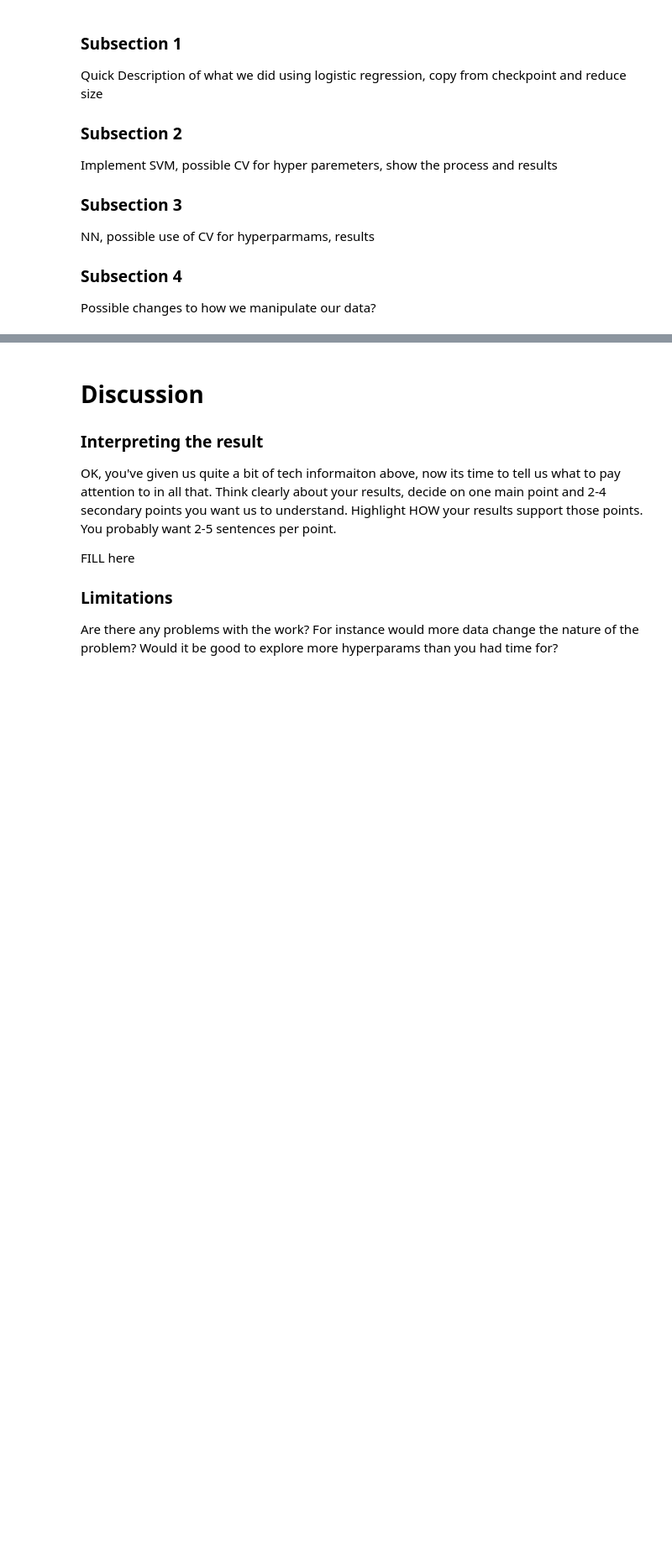
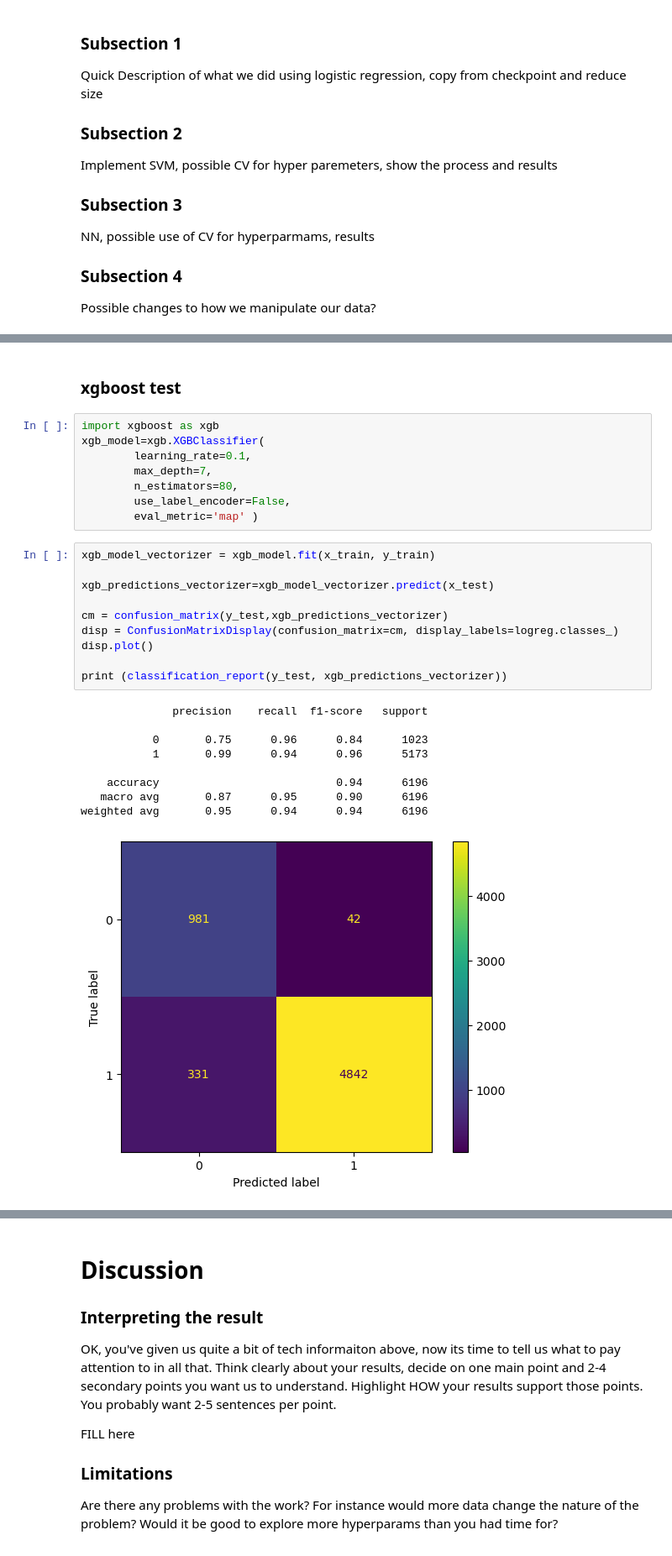
Before and after one commit to COGS118A/Group021-SP23, a Jupyter notebook: FinalProject_Group021-SP23.ipynb, the cells around one changed output, grey strips where cells are left out. Shown at 84% size. Saved outputs shown, nothing was run; the diff lists cells and outputs as text; blank space fills up the shorter version.

```diff
--- a/FinalProject_Group021-SP23.ipynb
+++ b/FinalProject_Group021-SP23.ipynb
@@ -266,0 +385,30 @@ Possible changes to how we manipulate our data?
+# %% [markdown]
+### xgboost test
+# %%
+import xgboost as xgb
+xgb_model=xgb.XGBClassifier(
+        learning_rate=0.1,
+        max_depth=7,
+        n_estimators=80,
+        use_label_encoder=False,
+        eval_metric='map' )
+# %%
+xgb_model_vectorizer = xgb_model.fit(x_train, y_train)
+
+xgb_predictions_vectorizer=xgb_model_vectorizer.predict(x_test)
+
+cm = confusion_matrix(y_test,xgb_predictions_vectorizer)
+disp = ConfusionMatrixDisplay(confusion_matrix=cm, display_labels=logreg.classes_)
+disp.plot()
+
+print (classification_report(y_test, xgb_predictions_vectorizer))
+# %% [output]
+              precision    recall  f1-score   support
+
+           0       0.75      0.96      0.84      1023
+           1       0.99      0.94      0.96      5173
+
+    accuracy                           0.94      6196
+   macro avg       0.87      0.95      0.90      6196
+weighted avg       0.95      0.94      0.94      6196
+[figure, added]
```
Also changed, not shown: parts of 18 cells of this notebook.
